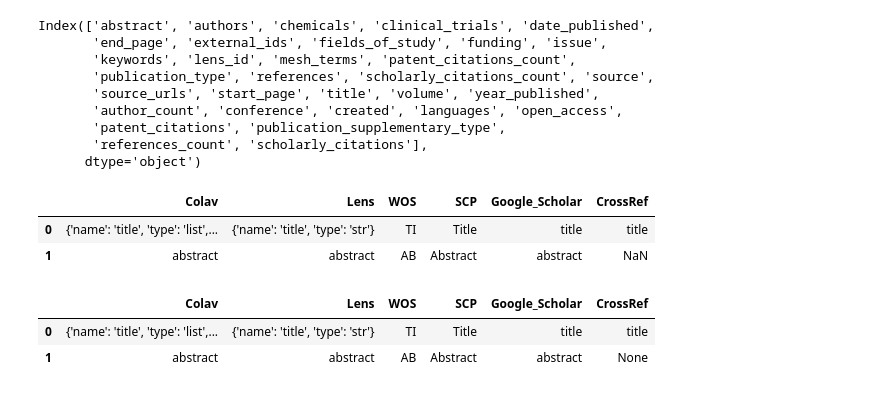
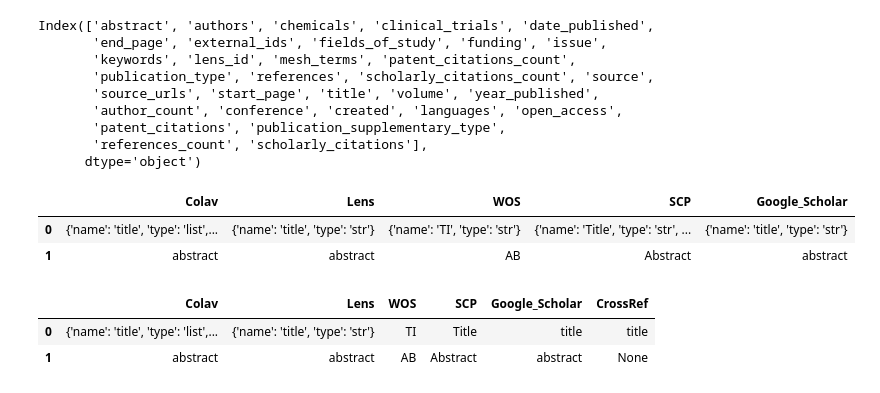
Before and after one commit to restrepo/rest-api-doc, a Jupyter notebook: code/lens.ipynb, the cells around one changed output. Saved outputs shown, nothing was run; the diff lists cells and outputs as text; code cells hidden in the pictures.

```diff
--- a/code/lens.ipynb
+++ b/code/lens.ipynb
@@ -138,27 +138,35 @@ Index(['abstract', 'authors', 'chemicals', 'clinical_trials', 'date_published',
 # %%
 columns=[
     #{'Colav':'','Lens':'','WOS' :'','SCP':'','Google_Scholar':'','CrossRef':''},
-    {'Colav':{'name':'title',
-              'type':'list',
-              'value':[{'name' :None,
-                       'type' :'dict',
-                       'value':{'name':'en',
-                                'type':'str'
-                               }
-                      }]
-              },
-     'Lens':{'name':'title',
-             'type':'str'},'WOS' :'TI','SCP':'Title','Google_Scholar':'title','CrossRef':'title'
+    {'Colav'         :{'name'  :'title',
+                       'type'  :'list',
+                       'value' :[{'name' :None,
+                                  'type' :'dict',
+                                  'value':{'name':'en',
+                                           'type':'str',
+                                           'name':'es',
+                                           'type':'str'
+                                          }
+                                }]},
+     'Lens'          :{'name'  :'title',
+                       'type'  :'str'},
+     'WOS'           :{'name'  :'TI',
+                       'type'  :'str'},
+     'SCP'           :{'name'  :'Title',
+                       'type'  :'str',
+                       'format':'en (es) OR en (e[s])'},
+     'Google_Scholar':{'name':'title',
+                       'type':'str'}
     },
     {'Colav':'abstract','Lens':'abstract','WOS' :'AB','SCP':'Abstract','Google_Scholar':'abstract'
     }
 ]
 data=pd.DataFrame(columns)
 data
 # %% [output]
-|  | Colav | Lens | WOS | SCP | Google_Scholar | CrossRef |
-| 0 | {'name': 'title', 'type': 'list',... | {'name': 'title', 'type': 'str'} | TI | Title | title | title |
-| 1 | abstract | abstract | AB | Abstract | abstract | NaN |
+|  | Colav | Lens | WOS | SCP | Google_Scholar |
+| 0 | {'name': 'title', 'type': 'list',... | {'name': 'title', 'type': 'str'} | {'name': 'TI', 'type': 'str'} | {'name': 'Title', 'type': 'str', ... | {'name': 'title', 'type': 'str'} |
+| 1 | abstract | abstract | AB | Abstract | abstract |
 # %%
 data.to_json('kk.json')
 # %%
```
